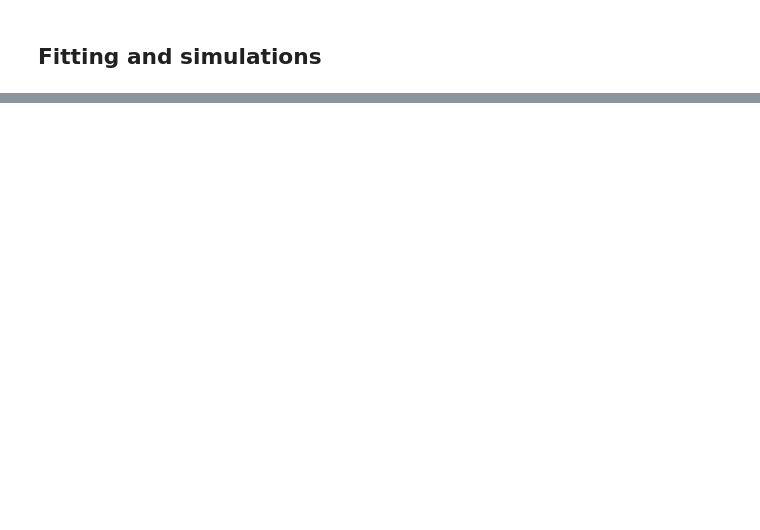
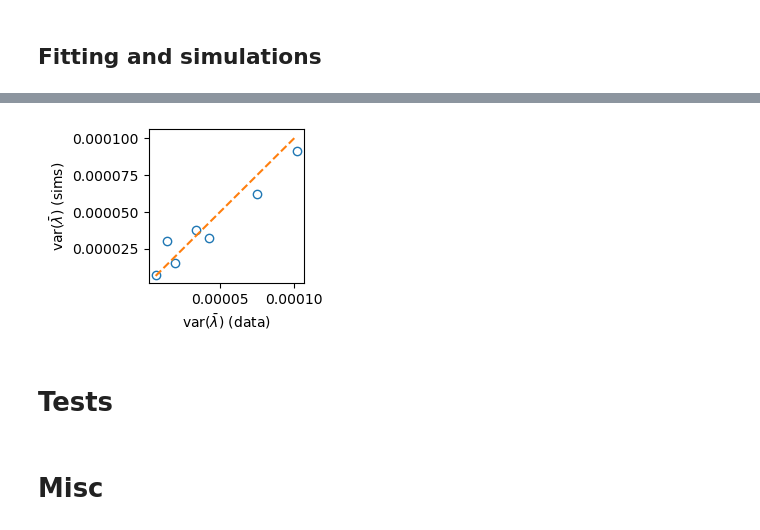
Before and after one commit to elevien/L1210, a Jupyter notebook: notebooks/PAPER_FIG4.ipynb, the cells around one changed output, grey strips where cells are left out. Saved outputs shown, nothing was run; the diff lists cells and outputs as text; code cells hidden in the pictures; blank space fills up the shorter version.

```diff
--- a/notebooks/PAPER_FIG4.ipynb
+++ b/notebooks/PAPER_FIG4.ipynb
@@ -303,0 +225,13 @@ var_sims
+# %%
+fig, ax= subplots(figsize=(2,2))
+ax.plot(var_df_data.gr_var,sims_means,"o",fillstyle="none")
+ax.plot(sort(var_df_data.gr_var),sort(var_df_data.gr_var),"--")
+ax.set_xlabel(L"${\rm var}(\bar{\lambda})$ (data)")
+ax.set_ylabel(L"${\rm var}(\bar{\lambda})$ (sims)")
+fig
+# %% [output]
+[figure, added]
+# %% [markdown]
+# Tests
+# %% [markdown]
+# Misc
```
Also changed, not shown: parts of 21 cells of this notebook, 16 other files.
